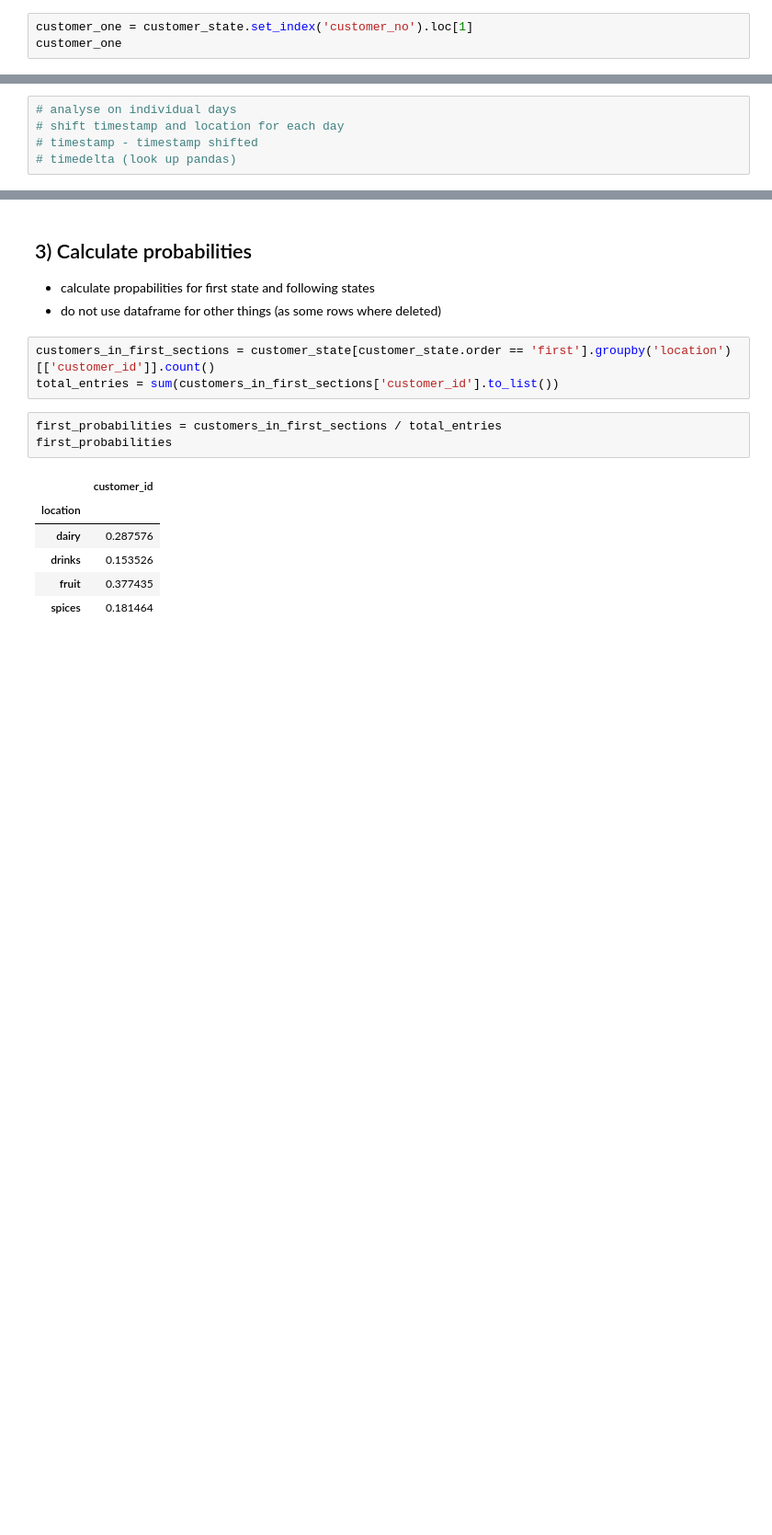
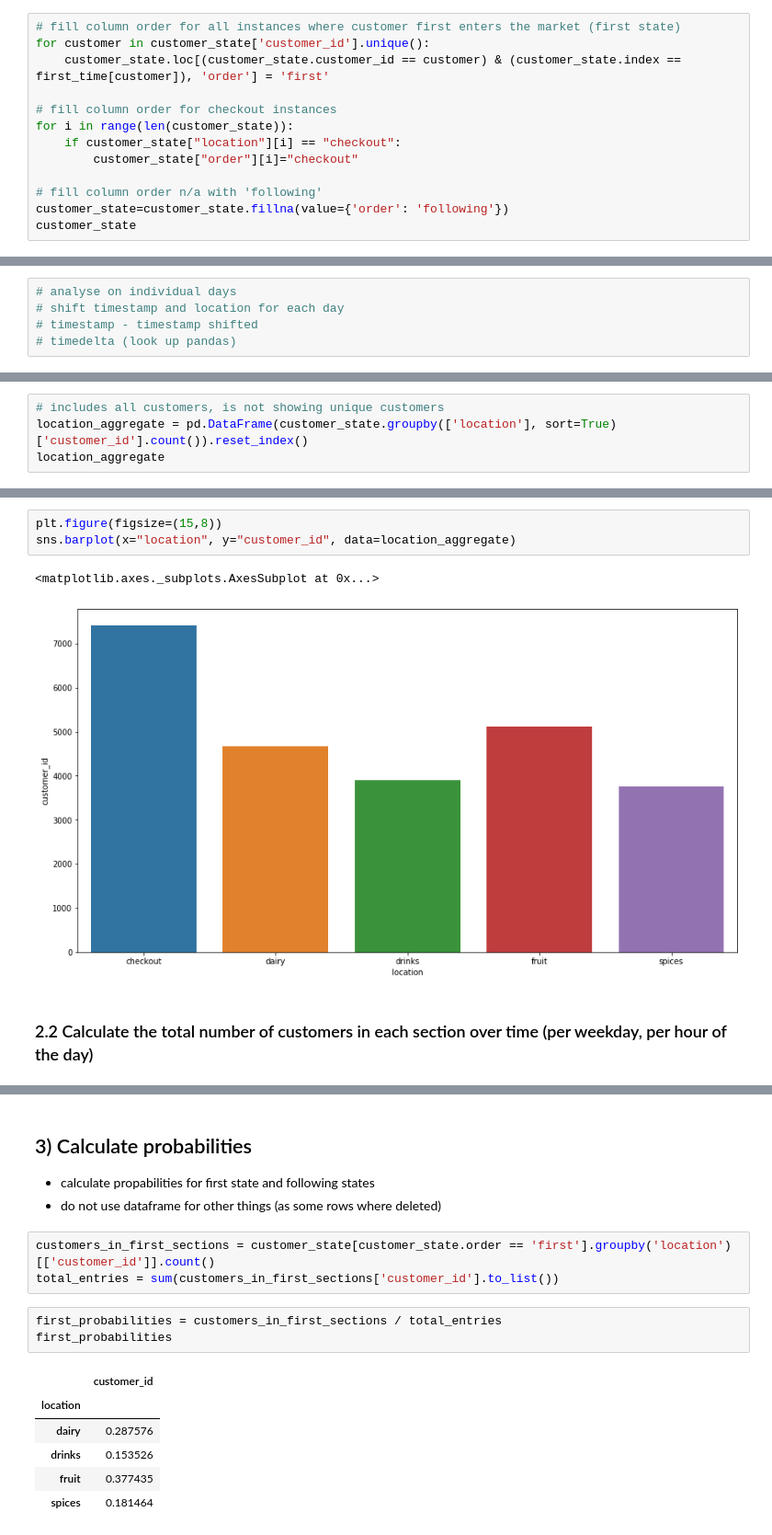
Before and after one commit to SabFrAlphin/project_supermarket_simulation, a Jupyter notebook: Supermarket_data_exploration.ipynb, the cells around one changed output, grey strips where cells are left out. Shown at 92% size. Drawn from its saved outputs; the diff is of its cells as text; blank space fills up the shorter version.

```diff
--- a/Supermarket_data_exploration.ipynb
+++ b/Supermarket_data_exploration.ipynb
@@ -171,3 +124,13 @@ sns.pointplot(x=hour_aggregate['hour'], y=hour_aggregate['customer_no'], data=ho
-# %%
-customer_one = customer_state.set_index('customer_no').loc[1]
-customer_one
+# %%
+# fill column order for all instances where customer first enters the market (first state)
+for customer in customer_state['customer_id'].unique():
+    customer_state.loc[(customer_state.customer_id == customer) & (customer_state.index == first_time[customer]), 'order'] = 'first'
+
+# fill column order for checkout instances
+for i in range(len(customer_state)):
+    if customer_state["location"][i] == "checkout":
+        customer_state["order"][i]="checkout"
+
+# fill column order n/a with 'following'
+customer_state=customer_state.fillna(value={'order': 'following'})
+customer_state
@@ -178,0 +309,4 @@ customer_one
+# %%
+# includes all customers, is not showing unique customers
+location_aggregate = pd.DataFrame(customer_state.groupby(['location'], sort=True)['customer_id'].count()).reset_index()
+location_aggregate
@@ -178,0 +320,8 @@ customer_one
+# %%
+plt.figure(figsize=(15,8))
+sns.barplot(x="location", y="customer_id", data=location_aggregate)
+# %% [output]
+<matplotlib.axes._subplots.AxesSubplot at 0x...>
+[figure, added]
+# %% [markdown]
+### 2.2 Calculate the total number of customers in each section over time (per weekday, per hour of the day)
```
Also changed, not shown: parts of 41 cells of this notebook.
